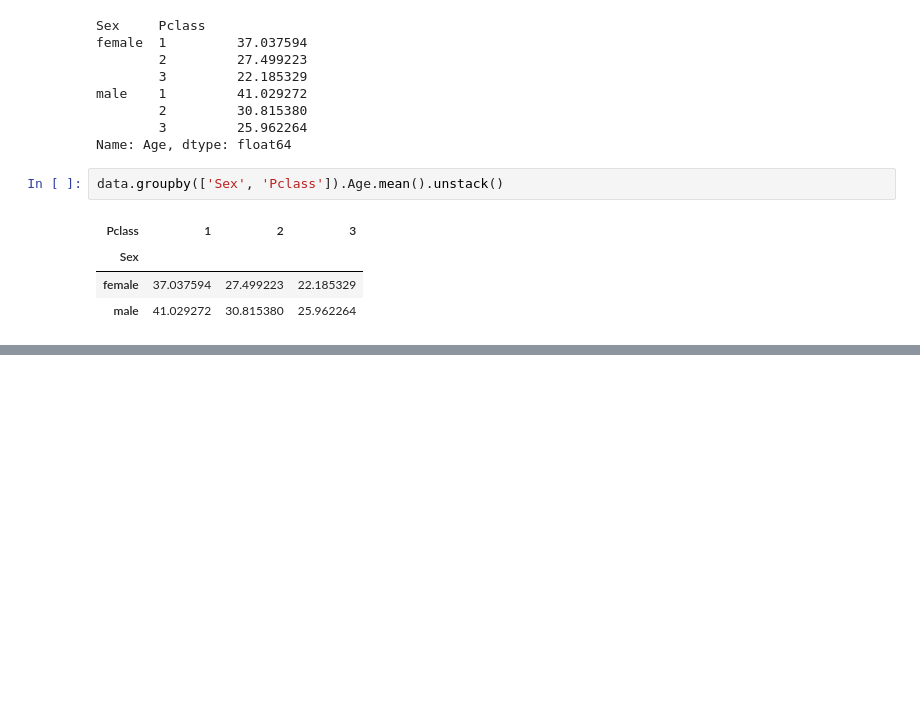
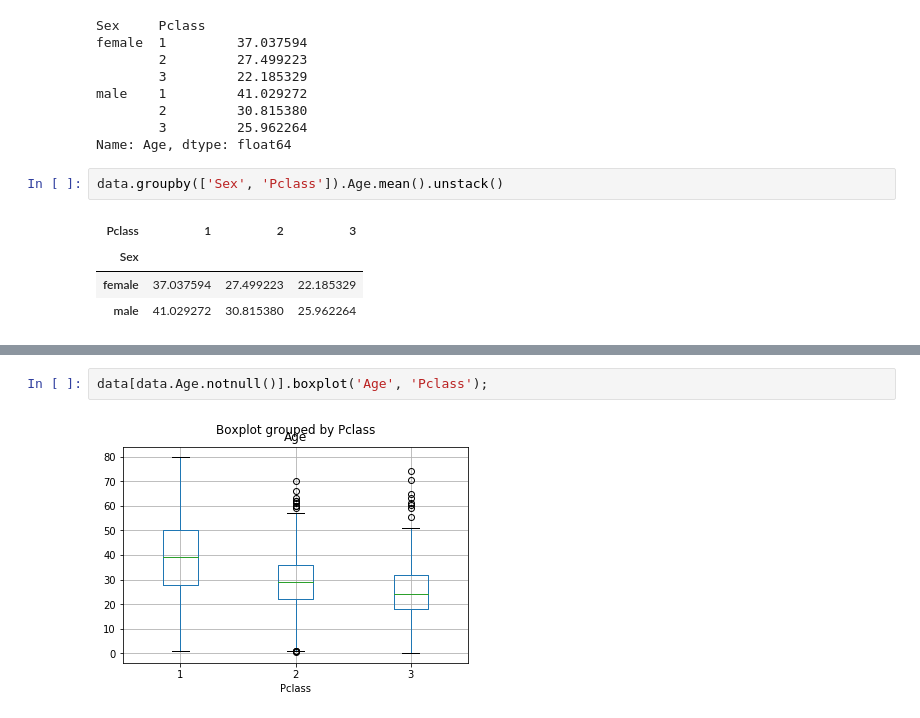
Before and after one commit to anishdass/MachineLearningWithTheSameOldDataset, a Jupyter notebook: notebooks/GettingStartedWithTitanicDataset.ipynb, the cells around one changed output, grey strips where cells are left out. Saved outputs shown, nothing was run; the diff lists cells and outputs as text; blank space fills up the shorter version.

```diff
--- a/notebooks/GettingStartedWithTitanicDataset.ipynb
+++ b/notebooks/GettingStartedWithTitanicDataset.ipynb
@@ -488,0 +671,4 @@ data.groupby(['Sex', 'Pclass']).Age.mean().unstack()
+# %%
+data[data.Age.notnull()].boxplot('Age', 'Pclass');
+# %% [output]
+[figure, added]
```
Also changed, not shown: parts of 34 cells of this notebook.
